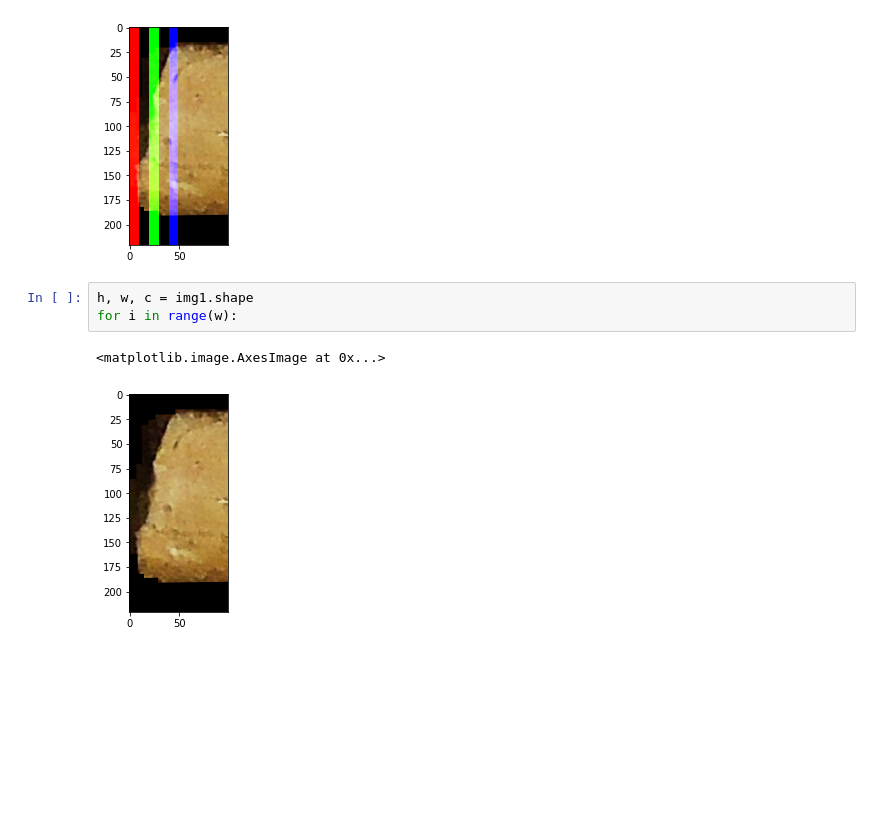
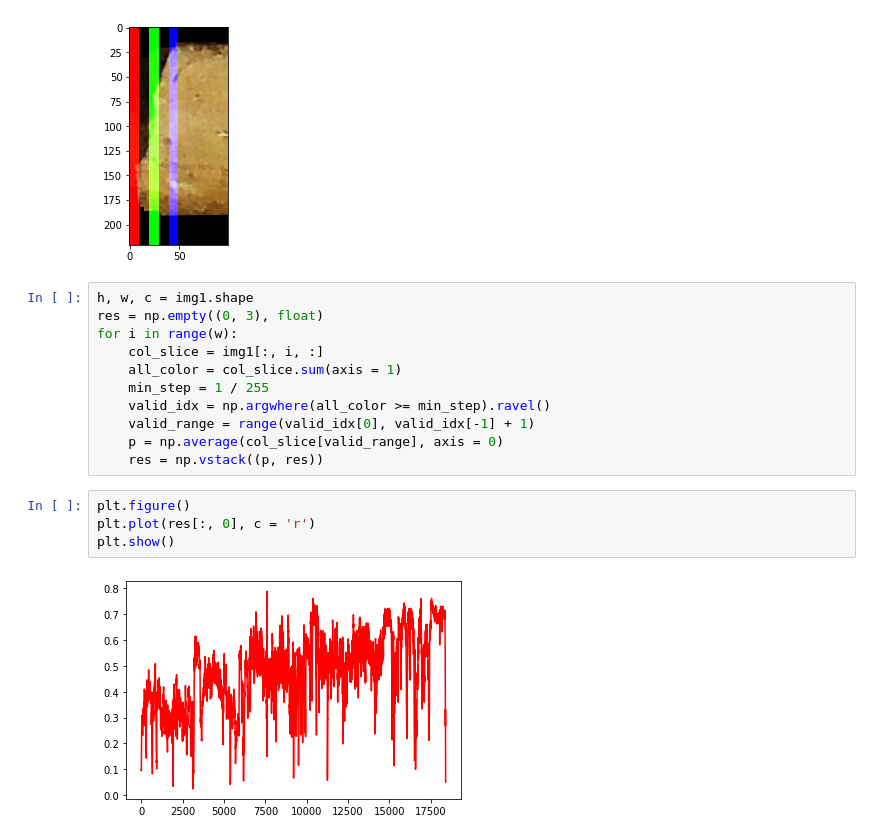
Before and after one commit to franklu2014/core_sample_analysis, a Jupyter notebook: core_sample.ipynb, the cells around one changed output. Cells and saved outputs as stored; diff of their text form; blank space fills up the shorter version.

```diff
--- a/core_sample.ipynb
+++ b/core_sample.ipynb
@@ -34,9 +34,20 @@ imshow(img1_head)
 # %% [output]
 <matplotlib.image.AxesImage at 0x...>
 [figure]
-# %%
-h, w, c = img1.shape
-for i in range(w):
-# %% [output]
-<matplotlib.image.AxesImage at 0x...>
-[figure, removed]
+# %%
+h, w, c = img1.shape
+res = np.empty((0, 3), float)
+for i in range(w):
+    col_slice = img1[:, i, :]
+    all_color = col_slice.sum(axis = 1)
+    min_step = 1 / 255
+    valid_idx = np.argwhere(all_color >= min_step).ravel()
+    valid_range = range(valid_idx[0], valid_idx[-1] + 1)
+    p = np.average(col_slice[valid_range], axis = 0)
+    res = np.vstack((p, res))
+# %%
+plt.figure()
+plt.plot(res[:, 0], c = 'r')
+plt.show()
+# %% [output]
+[figure, added]
```
